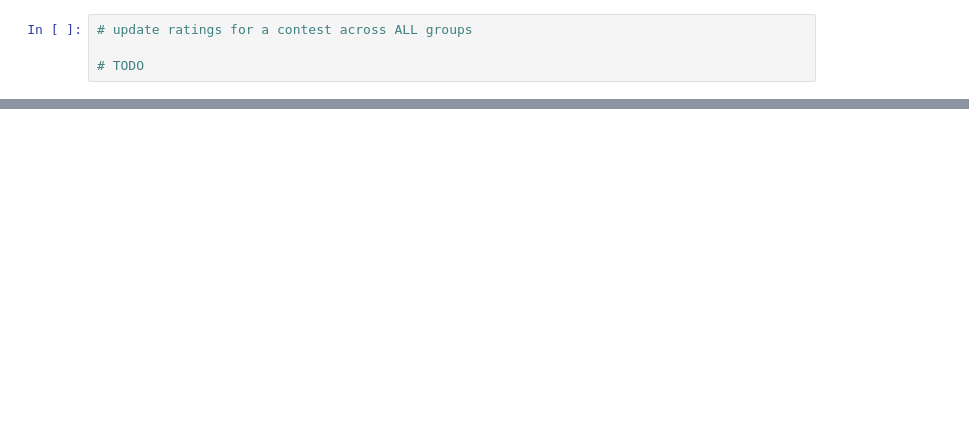
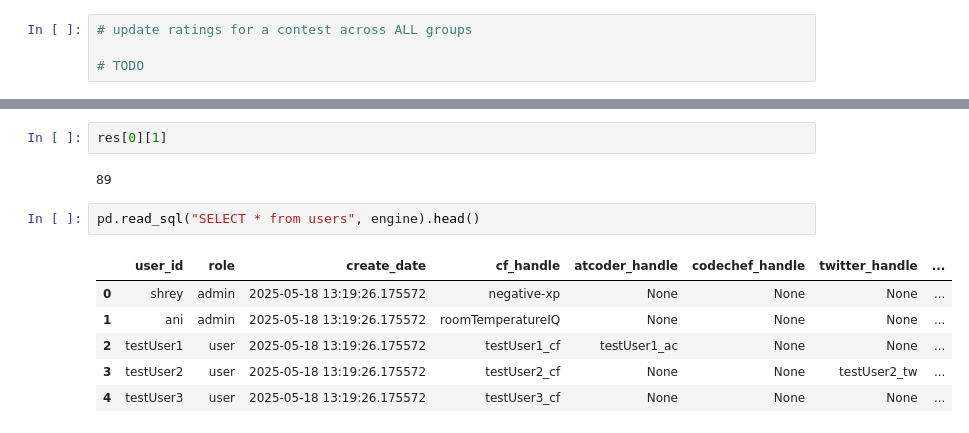
Before and after one commit to welcome-to-the-sunny-side/rshf, a Jupyter notebook: backend/sym.ipynb, the cells around one changed output, grey strips where cells are left out. Cells and saved outputs as stored; diff of their text form; blank space fills up the shorter version.

```diff
--- a/backend/sym.ipynb
+++ b/backend/sym.ipynb
@@ -439,0 +526,13 @@ pd.read_sql("SELECT * from users", engine).head()
+# %%
+res[0][1]
+# %% [output]
+89
+# %%
+pd.read_sql("SELECT * from users", engine).head()
+# %% [output]
+|  | user_id | role | create_date | cf_handle | atcoder_handle | codechef_handle | twitter_handle | ... |
+| 0 | shrey | admin | 2025-05-18 13:19:26.175572 | negative-xp | None | None | None | ... |
+| 1 | ani | admin | 2025-05-18 13:19:26.175572 | roomTemperatureIQ | None | None | None | ... |
+| 2 | testUser1 | user | 2025-05-18 13:19:26.175572 | testUser1_cf | testUser1_ac | None | None | ... |
+| 3 | testUser2 | user | 2025-05-18 13:19:26.175572 | testUser2_cf | None | None | testUser2_tw | ... |
+| 4 | testUser3 | user | 2025-05-18 13:19:26.175572 | testUser3_cf | None | None | None | ... |
```
Also changed, not shown: parts of 13 cells of this notebook, 11 other files.
